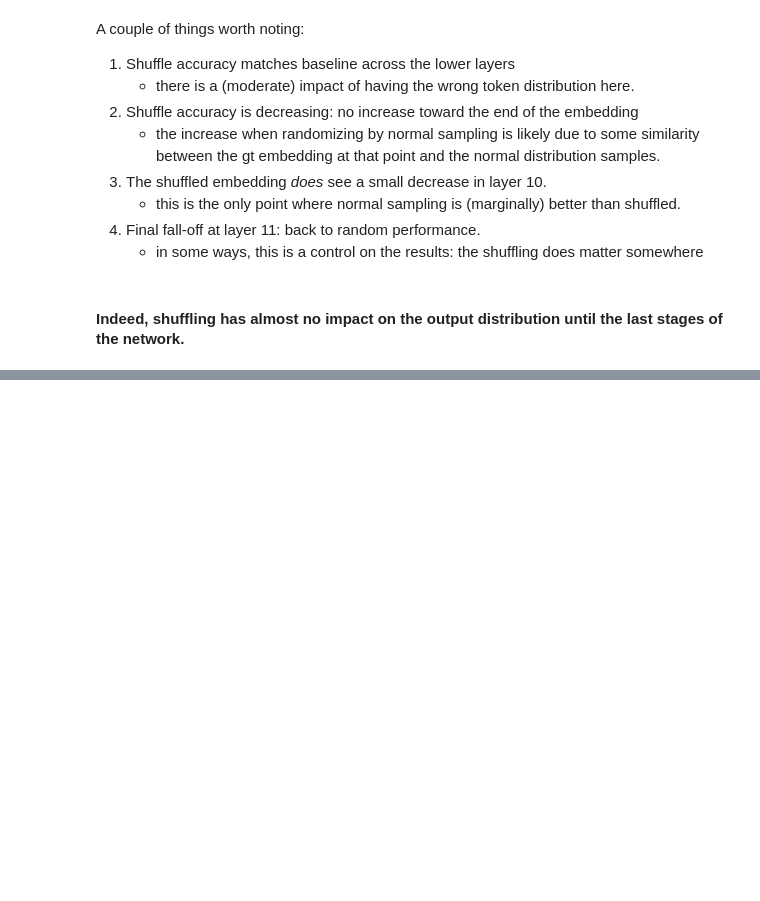
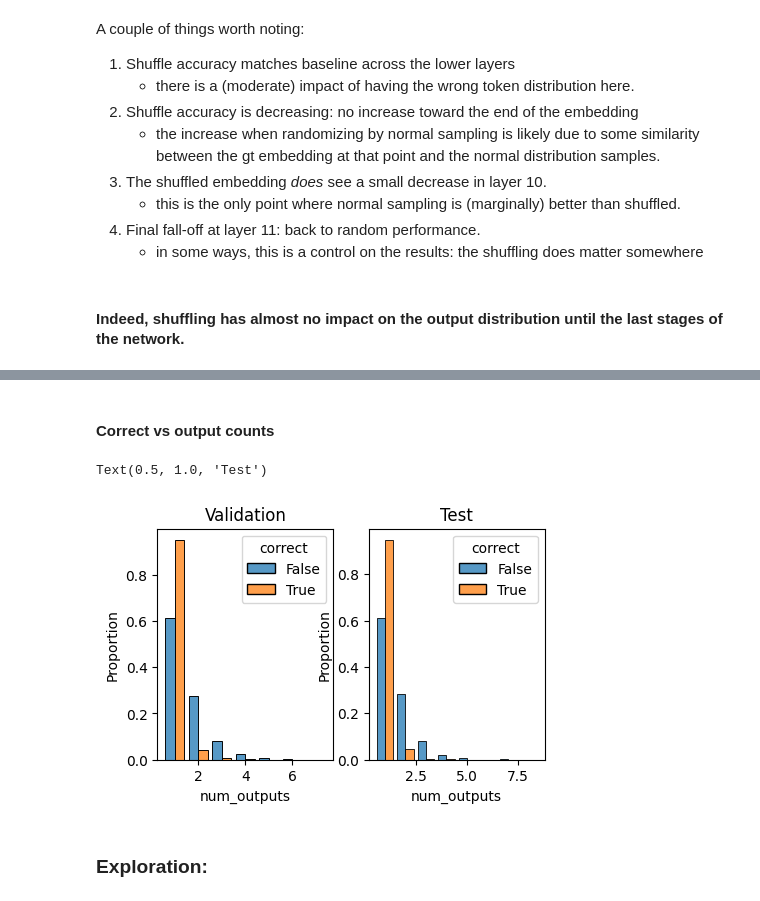
Before and after one commit to lrast/loss_function_learning, a Jupyter notebook: analysis/1.4-classifier_probe.ipynb, the cells around one changed output, grey strips where cells are left out. Drawn from its saved outputs; the diff is of its cells as text; code cells hidden in the pictures; blank space fills up the shorter version.

```diff
--- a/analysis/1.4-classifier_probe.ipynb
+++ b/analysis/1.4-classifier_probe.ipynb
@@ -540,0 +593,36 @@ A couple of things worth noting:
+# %%
+val_ds = torch.load('../activity_analysis/2025-12-29_00_11_56_data_gen/activity_classifier_val.pt')
+test_ds = torch.load('../activity_analysis/2025-12-29_02_03_57_data_gen/activity_classifier_test.pt')
+# %%
+def correctness_num_outputs_analysis(ds):
+    is_correct = ds['predictions'].mode(dim=1).values == ds['gts']
+    num_decoded = list(map(lambda row:len(row.unique()), ds['predictions']))
+
+    return pd.DataFrame({'correct': is_correct, 'num_outputs': num_decoded})
+
+
+val_analysis = correctness_num_outputs_analysis(val_ds)
+test_analysis = correctness_num_outputs_analysis(test_ds)
+# %% [markdown]
+#### Correct vs output counts
+# %%
+figsize(5,3)
+plt.subplots(1,2)
+plt.subplot(1,2,1)
+sns.histplot(val_analysis, discrete=True, x='num_outputs', hue='correct',
+            multiple='dodge', stat='proportion', common_norm=False,
+            shrink=0.8
+            )
+plt.title('Validation')
+
+plt.subplot(1,2,2)
+sns.histplot(test_analysis, discrete=True, x='num_outputs', hue='correct',
+            multiple='dodge', stat='proportion', common_norm=False,
+            shrink=0.8
+            )
+plt.title('Test')
+# %% [output]
+Text(0.5, 1.0, 'Test')
+[figure, added]
+# %% [markdown]
+### Exploration:
```
Also changed, not shown: parts of 87 cells of this notebook, 4 other files.
